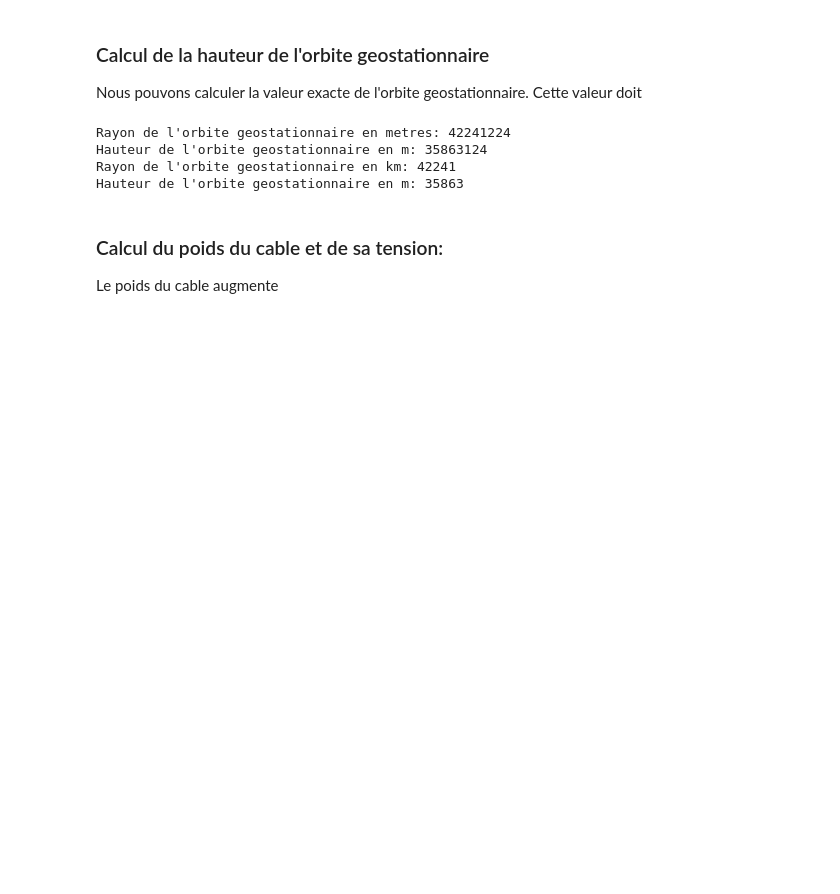
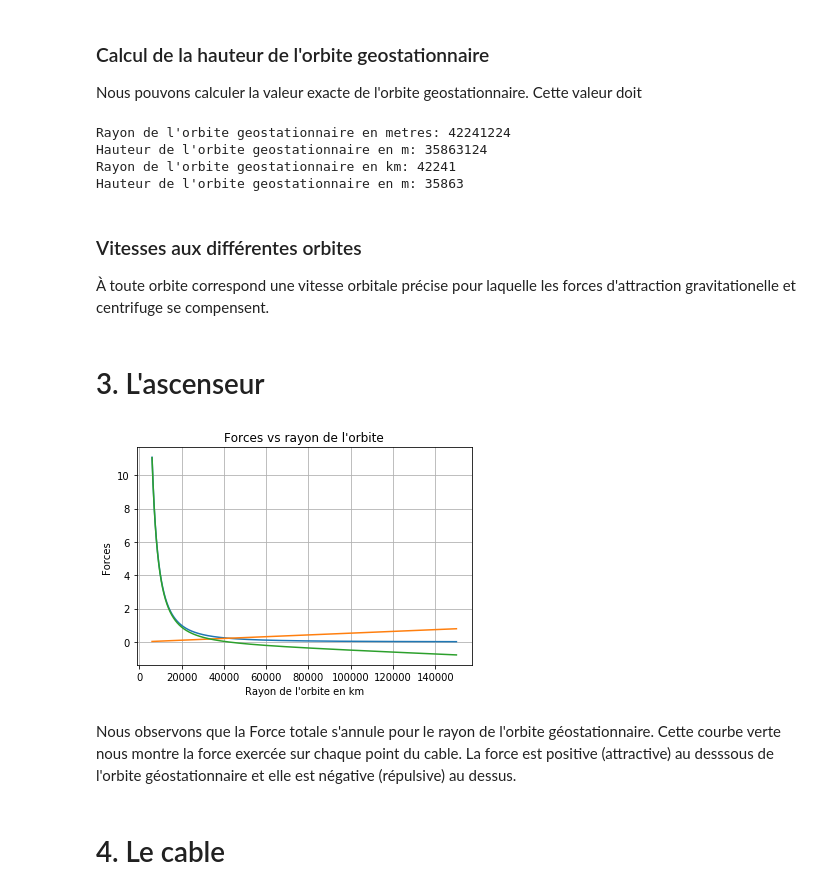
Before and after one commit to christophe-bonnefoy/TPE-SRR-2018, a Jupyter notebook: TPE-Ascenseur-Spatial.ipynb, the cells around one changed output. Cells and saved outputs as stored; diff of their text form; code cells hidden in the pictures; blank space fills up the shorter version.

```diff
--- a/TPE-Ascenseur-Spatial.ipynb
+++ b/TPE-Ascenseur-Spatial.ipynb
@@ -69,6 +65,6 @@ Rayon de l'orbite geostationnaire en metres: 42241224
 Hauteur de l'orbite geostationnaire en m: 35863124
 Rayon de l'orbite geostationnaire en km: 42241
 Hauteur de l'orbite geostationnaire en m: 35863
-# %% [markdown]
-### Calcul du poids du cable et de sa tension:
-Le poids du cable augmente
+# %% [markdown]
+### Vitesses aux différentes orbites
+À toute orbite correspond une vitesse orbitale précise pour laquelle les forces d'attraction gravitationelle et centrifuge se compensent.
@@ -74,0 +74,28 @@ Le poids du cable augmente
+# %% [markdown]
+# 3. L'ascenseur
+# %%
+# Le rayon r prendra des valeurs entre 6.000 km et 150.000 km
+r_km = np.arange(6000, 150000, 1)
+
+ForceGravitation = 1E-6 * (G*M)/(r_km**2)
+ForceCentrifuge  = 1E3  * r_km * Wt**2
+
+ForceTotale = ForceGravitation - ForceCentrifuge
+
+plt.plot(r_km, ForceGravitation)
+plt.plot(r_km, ForceCentrifuge)
+plt.plot(r_km, ForceTotale)
+
+
+plt.xlabel("Rayon de l'orbite en km")
+plt.ylabel("Forces ")
+plt.grid()
+plt.title("Forces vs rayon de l'orbite")
+
+plt.show()
+# %% [output]
+[figure, added]
+# %% [markdown]
+Nous observons que la Force totale s'annule pour le rayon de l'orbite géostationnaire. Cette courbe verte nous montre la force exercée sur chaque point du cable. La force est positive (attractive) au desssous de l'orbite géostationnaire et elle est négative (répulsive) au dessus.
+# %% [markdown]
+# 4. Le cable
```
Also changed, not shown: parts of 7 cells of this notebook.
